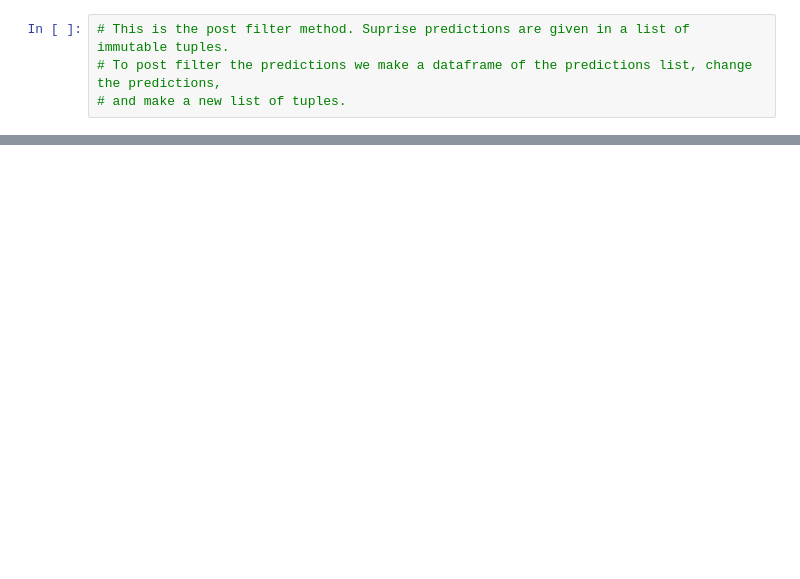
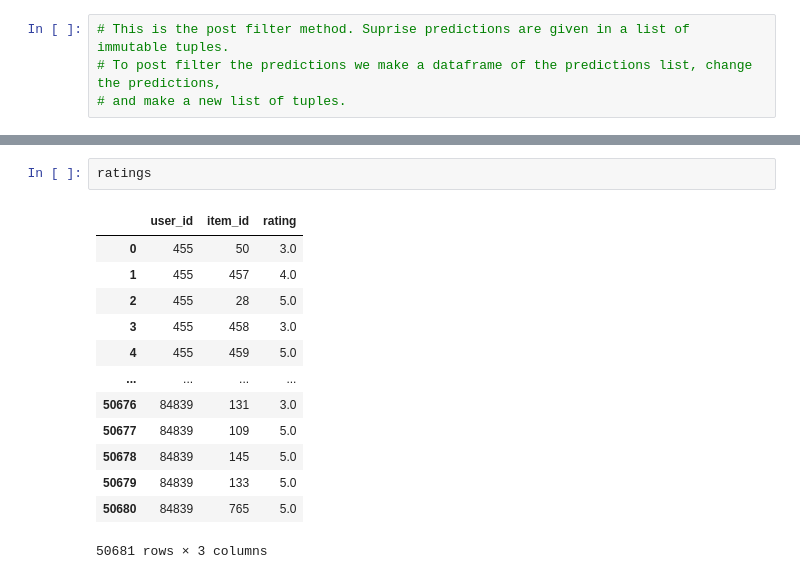
Before and after one commit to MartinJohannessen/Food-Recommender, a Jupyter notebook: notebooks/nextRecSys.ipynb, the cells around one changed output, grey strips where cells are left out. Drawn from its saved outputs; the diff is of its cells as text; blank space fills up the shorter version.

```diff
--- a/notebooks/nextRecSys.ipynb
+++ b/notebooks/nextRecSys.ipynb
@@ -234,0 +169,16 @@ def postfilter(predictions, healthinessFactor):
+# %%
+ratings
+# %% [output]
+|  | user_id | item_id | rating |
+| 0 | 455 | 50 | 3.0 |
+| 1 | 455 | 457 | 4.0 |
+| 2 | 455 | 28 | 5.0 |
+| 3 | 455 | 458 | 3.0 |
+| 4 | 455 | 459 | 5.0 |
+| ... | ... | ... | ... |
+| 50676 | 84839 | 131 | 3.0 |
+| 50677 | 84839 | 109 | 5.0 |
+| 50678 | 84839 | 145 | 5.0 |
+| 50679 | 84839 | 133 | 5.0 |
+| 50680 | 84839 | 765 | 5.0 |
+50681 rows × 3 columns
```
Also changed, not shown: parts of 24 cells of this notebook, 1 other file.
